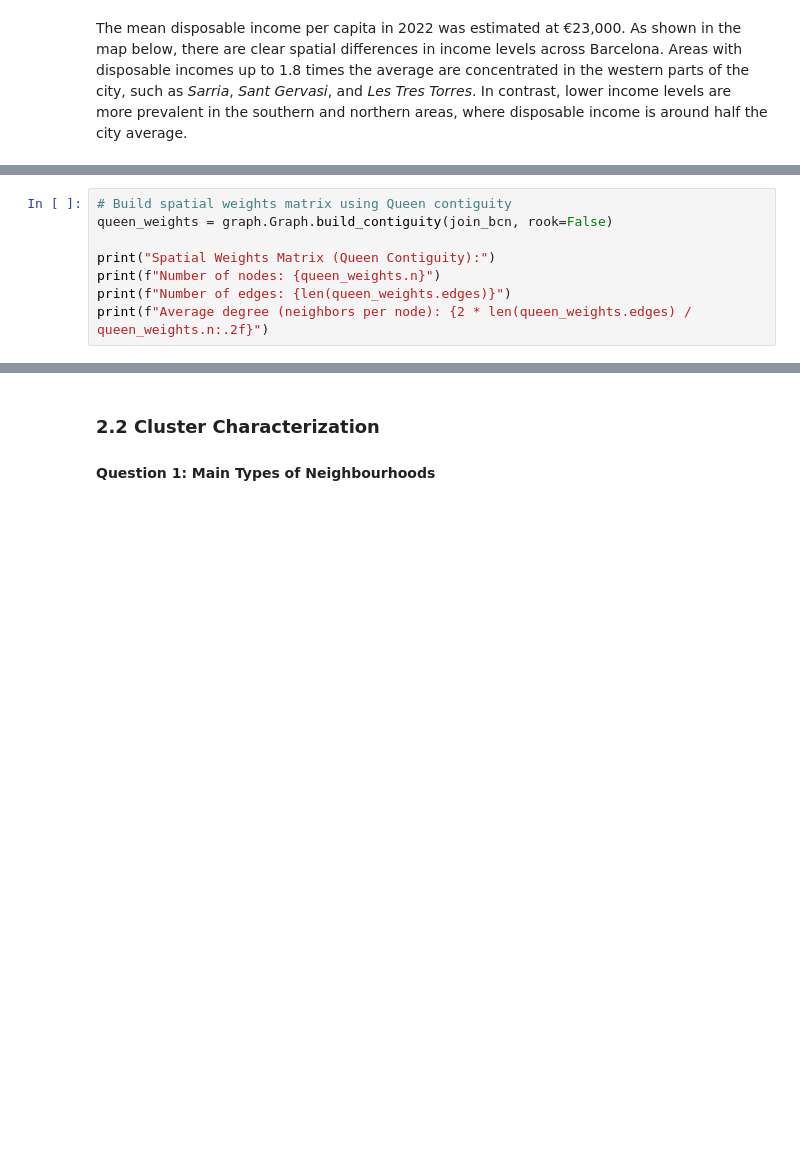
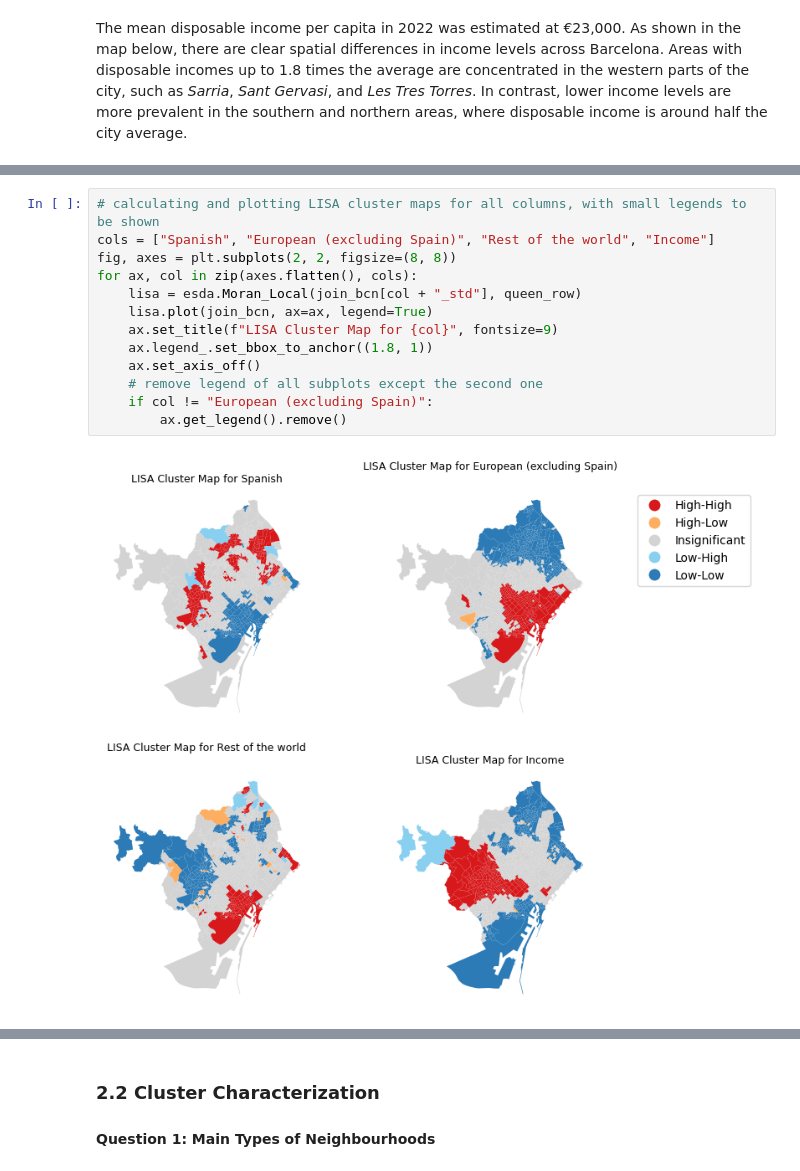
Before and after one commit to sds4sg/spatial-data-science-in-python-juanfonsecaLS1, a Jupyter notebook: 99_assignment/assignment.ipynb, the cells around one changed output, grey strips where cells are left out. Cells and saved outputs as stored; diff of their text form; blank space fills up the shorter version.

```diff
--- a/99_assignment/assignment.ipynb
+++ b/99_assignment/assignment.ipynb
@@ -195,11 +288,18 @@ We use Moran's I statistic and Local Indicators of Spatial Association (LISA) to
 # %%
-# Build spatial weights matrix using Queen contiguity
-queen_weights = graph.Graph.build_contiguity(join_bcn, rook=False)
-
-print("Spatial Weights Matrix (Queen Contiguity):")
-print(f"Number of nodes: {queen_weights.n}")
-print(f"Number of edges: {len(queen_weights.edges)}")
-print(f"Average degree (neighbors per node): {2 * len(queen_weights.edges) / queen_weights.n:.2f}")
+# calculating and plotting LISA cluster maps for all columns, with small legends to be shown
+cols = ["Spanish", "European (excluding Spain)", "Rest of the world", "Income"]
+fig, axes = plt.subplots(2, 2, figsize=(8, 8))
+for ax, col in zip(axes.flatten(), cols):
+    lisa = esda.Moran_Local(join_bcn[col + "_std"], queen_row)
+    lisa.plot(join_bcn, ax=ax, legend=True)
+    ax.set_title(f"LISA Cluster Map for {col}", fontsize=9)
+    ax.legend_.set_bbox_to_anchor((1.8, 1))
+    ax.set_axis_off()
+    # remove legend of all subplots except the second one
+    if col != "European (excluding Spain)":
+        ax.get_legend().remove()
+# %% [output]
+[figure, added]
 # %%
 from esda import Moran, lisa
 from libpysal.weights import W
```
Also changed, not shown: parts of 18 cells of this notebook.
